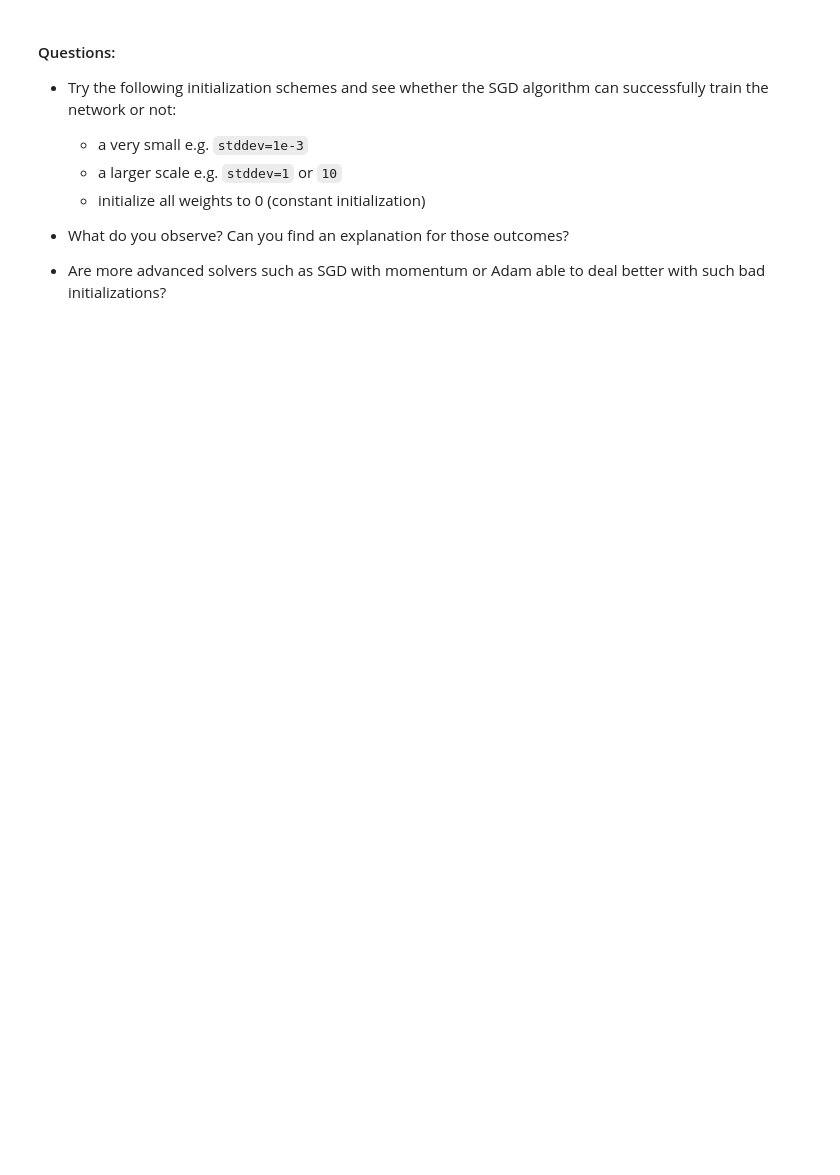
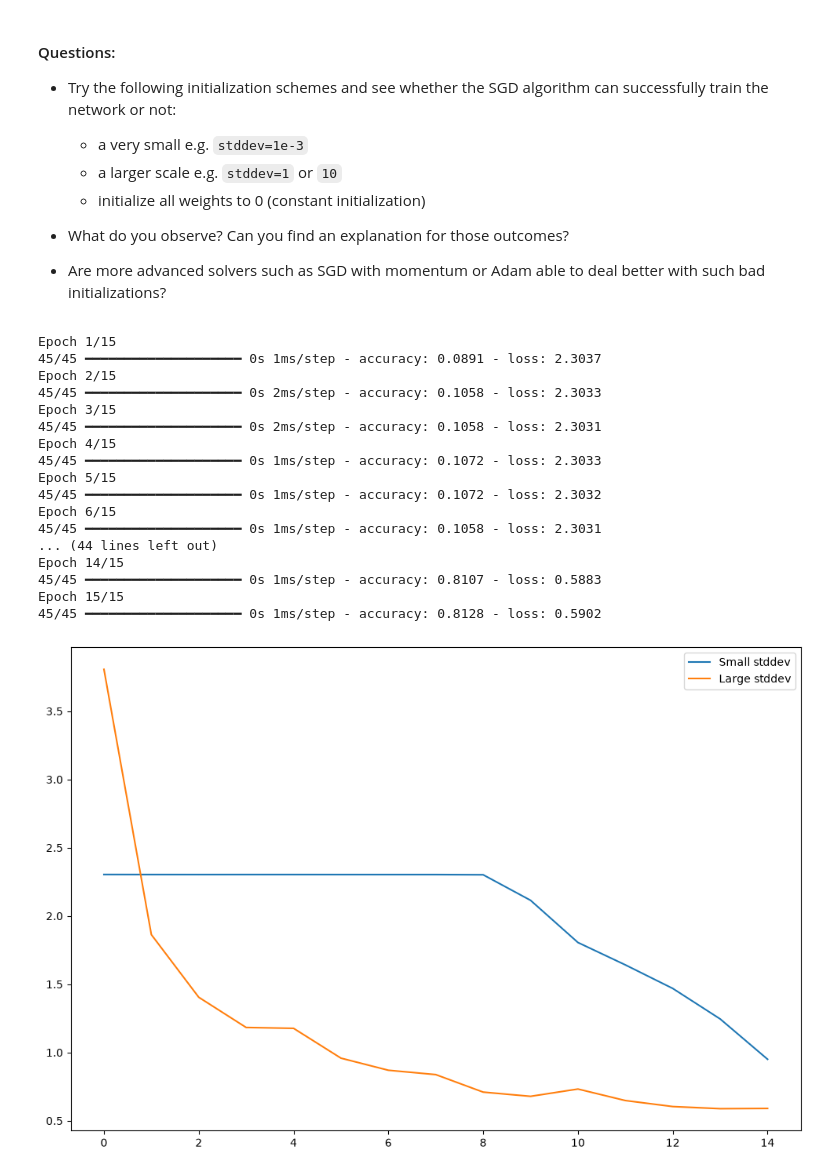
Before and after one commit to TheCodeGnome/deep_learning, a Jupyter notebook: 01_materials/labs/lab_1.ipynb, the cells around one changed output. Saved outputs shown, nothing was run; the diff lists cells and outputs as text; code cells hidden in the pictures; blank space fills up the shorter version.

```diff
--- a/01_materials/labs/lab_1.ipynb
+++ b/01_materials/labs/lab_1.ipynb
@@ -694,0 +799,56 @@ model.layers[0].weights
+# %%
+# Your code here
+
+# Small stddev
+small_init = initializers.TruncatedNormal(stddev=1e-3, seed=42)
+small_model = Sequential()
+small_model.add(Dense(hidden_dim, input_dim=input_dim, activation="tanh",
+                      kernel_initializer=small_init))
+small_model.add(Dense(hidden_dim, activation="tanh",
+                      kernel_initializer=small_init))
+small_model.add(Dense(output_dim, activation="softmax",
+                      kernel_initializer=small_init))
+small_model.compile(optimizer=optimizers.SGD(learning_rate=0.1),
+                    loss='categorical_crossentropy', metrics=['accuracy'])
+
+# Large stddev
+large_init = initializers.TruncatedNormal(stddev=1.0, seed=42)
+large_model = Sequential()
+large_model.add(Dense(hidden_dim, input_dim=input_dim, activation="tanh",
+                      kernel_initializer=large_init))
+large_model.add(Dense(hidden_dim, activation="tanh",
+                      kernel_initializer=large_init))
+large_model.add(Dense(output_dim, activation="softmax",
+                      kernel_initializer=large_init))
+large_model.compile(optimizer=optimizers.SGD(learning_rate=0.1),
+                    loss='categorical_crossentropy', metrics=['accuracy'])
+
+# Plotting
+plt.figure(figsize=(12, 8))
+
+small_history = small_model.fit(X_train, y_train, epochs=15, batch_size=32)
+plt.plot(small_history.history['loss'], label="Small stddev")
+plt.legend();
+
+large_history = large_model.fit(X_train, y_train, epochs=15, batch_size=32)
+plt.plot(large_history.history['loss'], label="Large stddev")
+plt.legend();
+# %% [output]
+Epoch 1/15
+45/45 ━━━━━━━━━━━━━━━━━━━━ 0s 1ms/step - accuracy: 0.0891 - loss: 2.3037
+Epoch 2/15
+45/45 ━━━━━━━━━━━━━━━━━━━━ 0s 2ms/step - accuracy: 0.1058 - loss: 2.3033
+Epoch 3/15
+45/45 ━━━━━━━━━━━━━━━━━━━━ 0s 2ms/step - accuracy: 0.1058 - loss: 2.3031
+Epoch 4/15
+45/45 ━━━━━━━━━━━━━━━━━━━━ 0s 1ms/step - accuracy: 0.1072 - loss: 2.3033
+Epoch 5/15
+45/45 ━━━━━━━━━━━━━━━━━━━━ 0s 1ms/step - accuracy: 0.1072 - loss: 2.3032
+Epoch 6/15
+45/45 ━━━━━━━━━━━━━━━━━━━━ 0s 1ms/step - accuracy: 0.1058 - loss: 2.3031
+... (44 lines left out)
+Epoch 14/15
+45/45 ━━━━━━━━━━━━━━━━━━━━ 0s 1ms/step - accuracy: 0.8107 - loss: 0.5883
+Epoch 15/15
+45/45 ━━━━━━━━━━━━━━━━━━━━ 0s 1ms/step - accuracy: 0.8128 - loss: 0.5902
+[figure, added]
```
Also changed, not shown: parts of 23 cells of this notebook.
